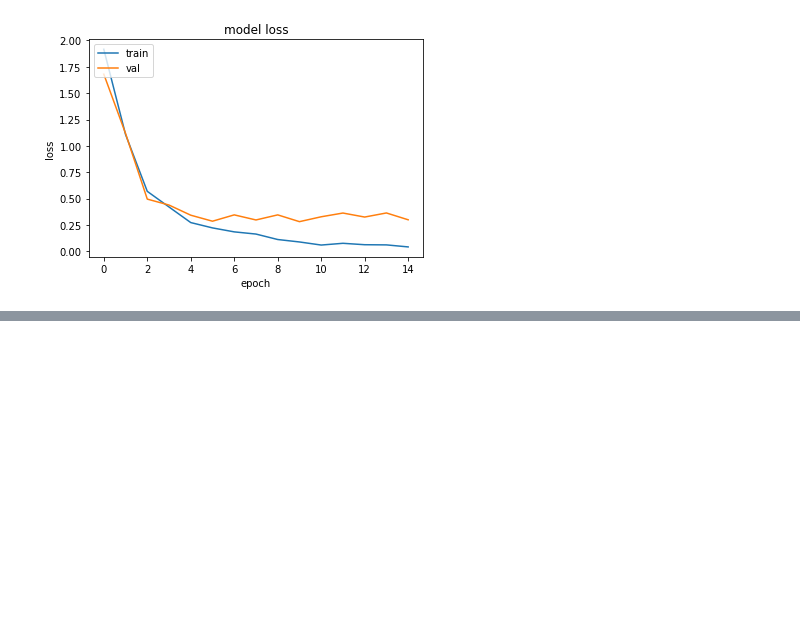
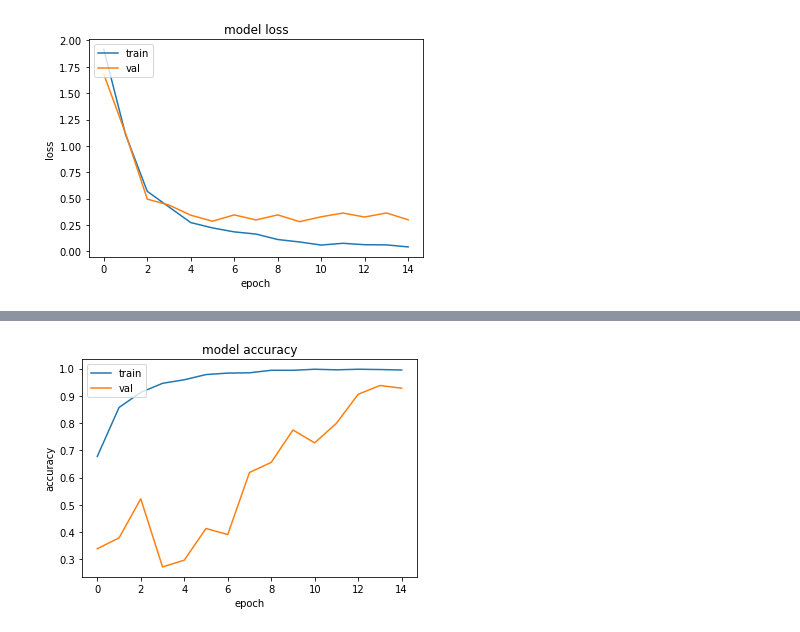
Before and after one commit to MoNader99/keras-based-CNN-classifier-on-caltech101-and-Hela2D-datasets, a Jupyter notebook: Caltech/Pattern_Project_2_Caltech.ipynb, the cells around one changed output, grey strips where cells are left out. Cells and saved outputs as stored; diff of their text form; code cells hidden in the pictures; blank space fills up the shorter version.

```diff
--- a/Caltech/Pattern_Project_2_Caltech.ipynb
+++ b/Caltech/Pattern_Project_2_Caltech.ipynb
@@ -336,0 +409,4 @@ plt.show()
+# %%
+model = alexnet_model()
+model.compile(loss='sparse_categorical_crossentropy', optimizer='adam',metrics=['accuracy'])
+model.summary()
@@ -336,0 +431,2 @@ plt.show()
+# %%
+history = model.fit(X_train, y_train, epochs = 15, validation_data= (X_val, y_val), batch_size= 64,shuffle=True )
@@ -336,0 +455,10 @@ plt.show()
+# %%
+plt.plot(history.history['accuracy'])
+plt.plot(history.history['val_accuracy'])
+plt.title('model accuracy')
+plt.ylabel('accuracy')
+plt.xlabel('epoch')
+plt.legend(['train', 'val'], loc='upper left')
+plt.show()
+# %% [output]
+[figure, added]
```
Also changed, not shown: parts of 9 cells of this notebook, 1 other file.
